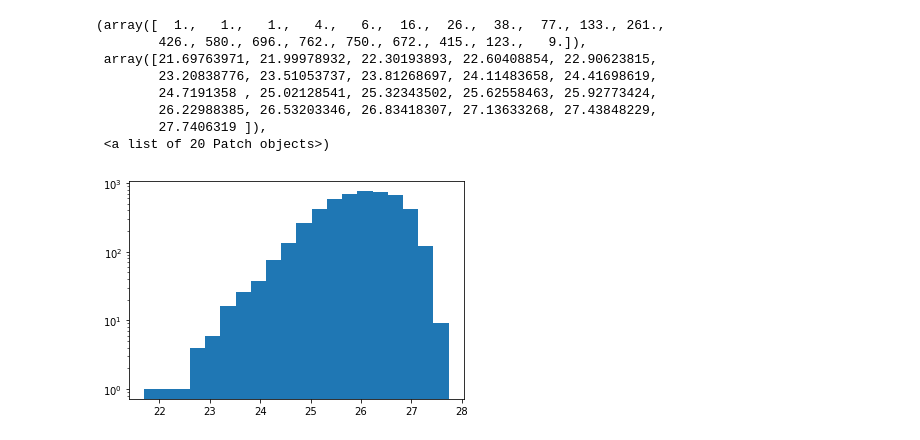
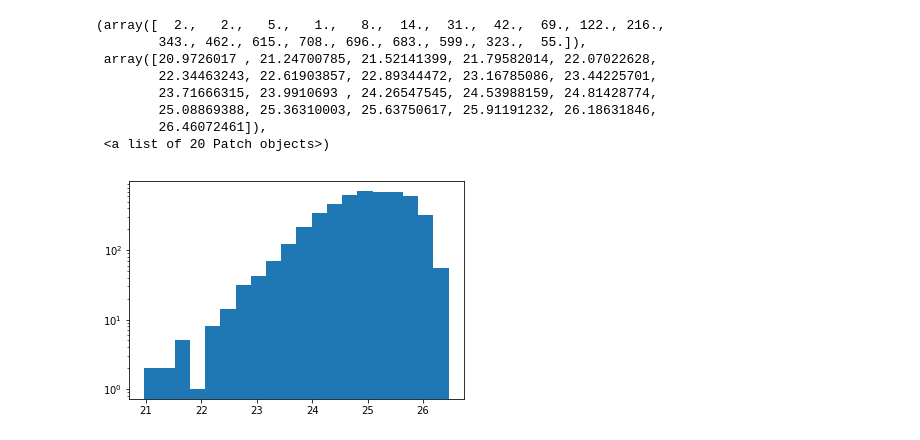
Before and after one commit to sevenlin123/fake_tno, a Jupyter notebook: plutino.ipynb, the cells around one changed output. Saved outputs shown, nothing was run; the diff lists cells and outputs as text; code cells hidden in the pictures.

```diff
--- a/plutino.ipynb
+++ b/plutino.ipynb
@@ -187,16 +70,16 @@ plt.hist(p.H, bins = 20)
 # %%
 plt.yscale('log')
-plt.hist(p.mag_g, bins = 20)
+plt.hist(p.mag_r, bins = 20)
 # %% [output]
-(array([  1.,   1.,   1.,   4.,   6.,  16.,  26.,  38.,  77., 133., 261.,
-        426., 580., 696., 762., 750., 672., 415., 123.,   9.]),
- array([21.69763971, 21.99978932, 22.30193893, 22.60408854, 22.90623815,
-        23.20838776, 23.51053737, 23.81268697, 24.11483658, 24.41698619,
-        24.7191358 , 25.02128541, 25.32343502, 25.62558463, 25.92773424,
-        26.22988385, 26.53203346, 26.83418307, 27.13633268, 27.43848229,
-        27.7406319 ]),
+(array([  2.,   2.,   5.,   1.,   8.,  14.,  31.,  42.,  69., 122., 216.,
+        343., 462., 615., 708., 696., 683., 599., 323.,  55.]),
+ array([20.9726017 , 21.24700785, 21.52141399, 21.79582014, 22.07022628,
+        22.34463243, 22.61903857, 22.89344472, 23.16785086, 23.44225701,
+        23.71666315, 23.9910693 , 24.26547545, 24.53988159, 24.81428774,
+        25.08869388, 25.36310003, 25.63750617, 25.91191232, 26.18631846,
+        26.46072461]),
  <a list of 20 Patch objects>)
-[figure, old version]
+[figure, new version]
 # %%
 plt.hist(p.M, bins = 20)
 # %% [output]
```
Also changed, not shown: parts of 35 cells of this notebook, 2 other files.
